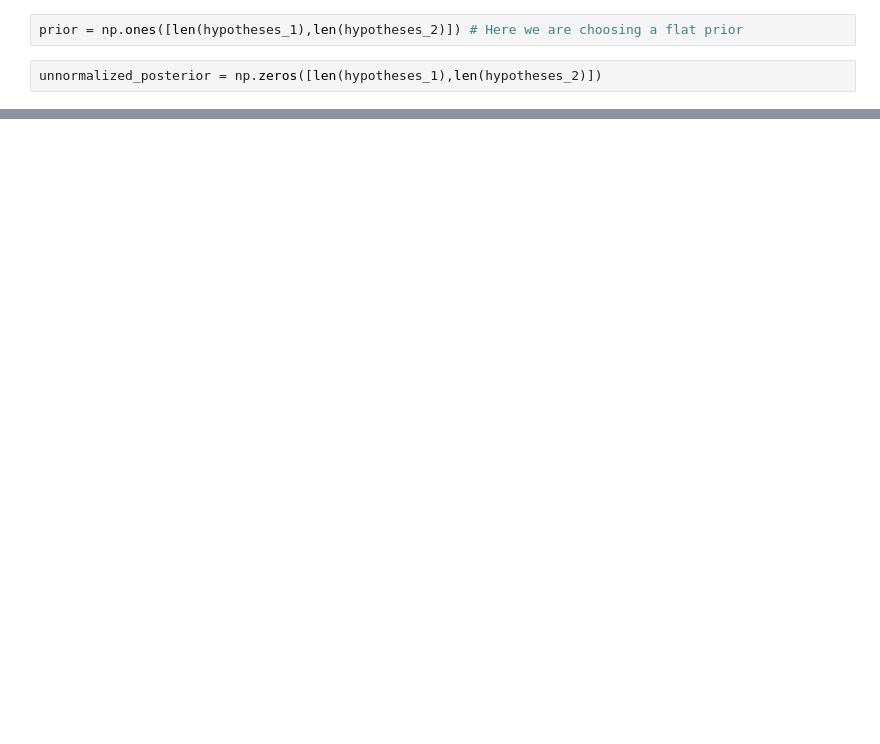
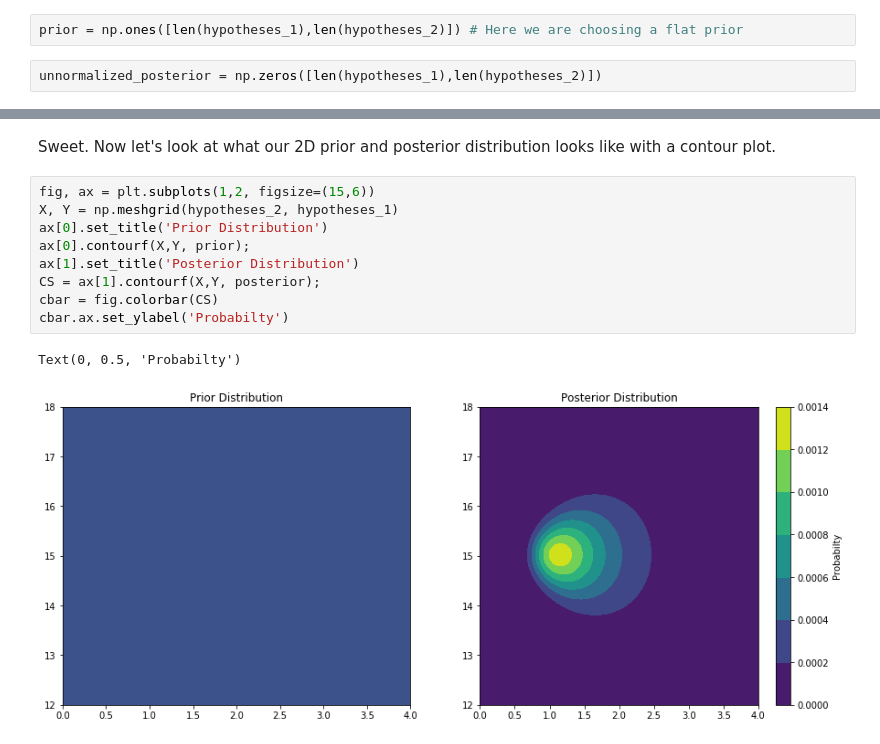
Before and after one commit to henrybechtel/bayes, a Jupyter notebook: bayes_grid.ipynb, the cells around one changed output, grey strips where cells are left out. Drawn from its saved outputs; the diff is of its cells as text; blank space fills up the shorter version.

```diff
--- a/bayes_grid.ipynb
+++ b/bayes_grid.ipynb
@@ -82,0 +122,14 @@ plt.contour(posterior);
+# %% [markdown]
+Sweet. Now let's look at what our 2D prior and posterior distribution looks like with a contour plot.
+# %%
+fig, ax = plt.subplots(1,2, figsize=(15,6))
+X, Y = np.meshgrid(hypotheses_2, hypotheses_1)
+ax[0].set_title('Prior Distribution')
+ax[0].contourf(X,Y, prior);
+ax[1].set_title('Posterior Distribution')
+CS = ax[1].contourf(X,Y, posterior);
+cbar = fig.colorbar(CS)
+cbar.ax.set_ylabel('Probabilty')
+# %% [output]
+Text(0, 0.5, 'Probabilty')
+[figure, added]
```
Also changed, not shown: parts of 41 cells of this notebook.
